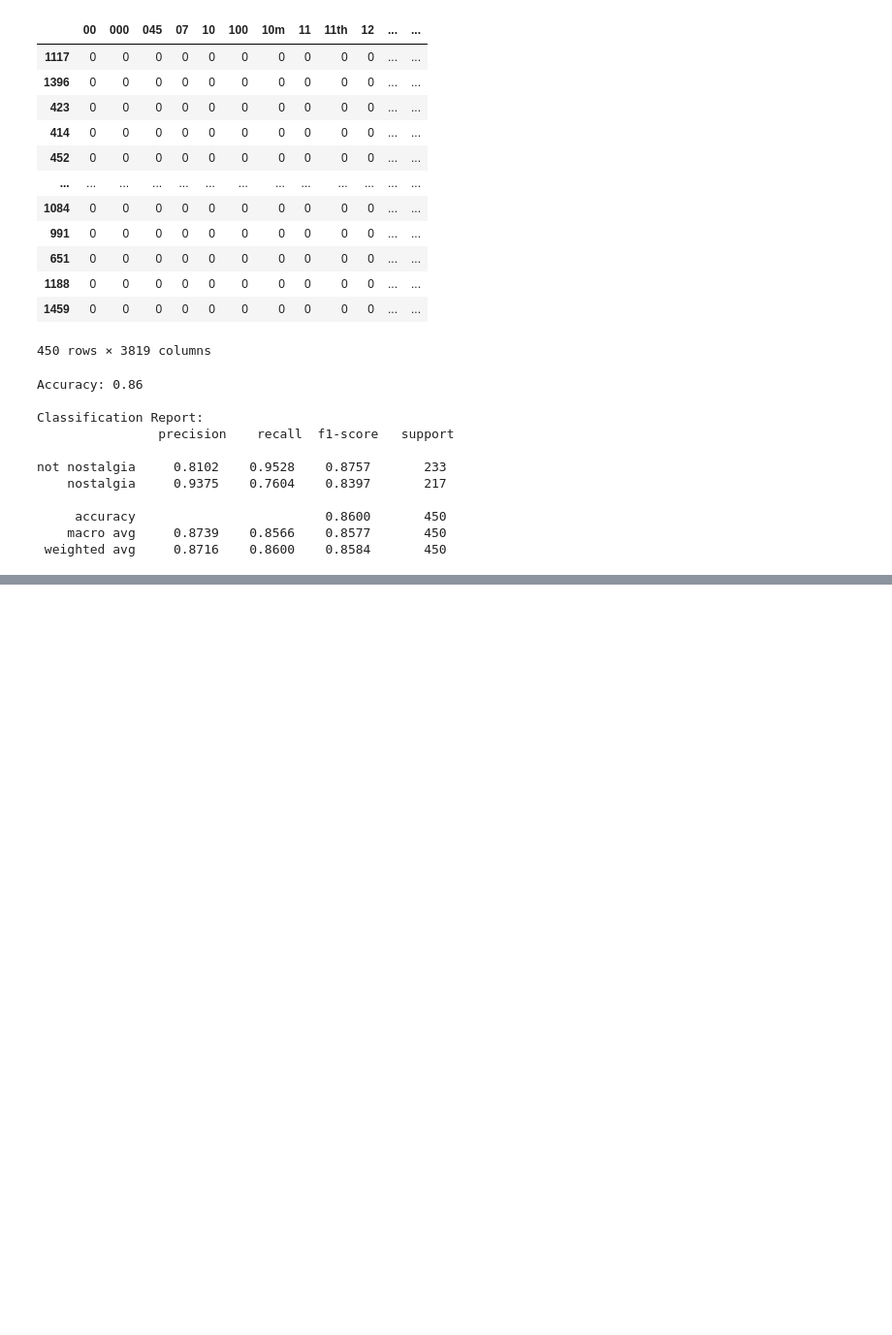
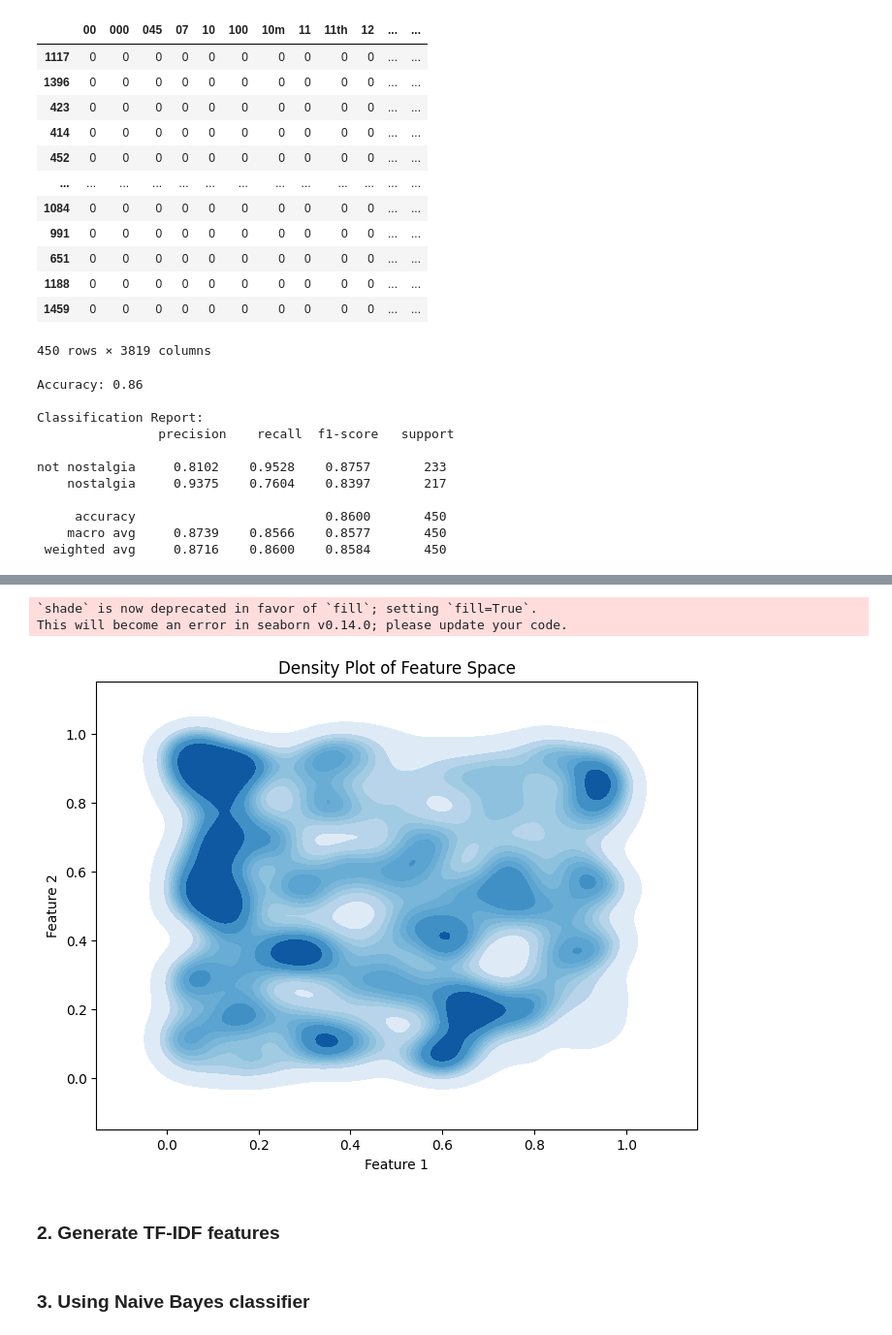
Before and after one commit to hhhwei23/DM2024-Lab1-Homework, a Jupyter notebook: DM2024-Lab1-Homework.ipynb, the cells around one changed output, grey strips where cells are left out. Shown at 97% size. Drawn from its saved outputs; the diff is of its cells as text; code cells hidden in the pictures; blank space fills up the shorter version.

```diff
--- a/DM2024-Lab1-Homework.ipynb
+++ b/DM2024-Lab1-Homework.ipynb
@@ -1416,0 +1471,16 @@ not nostalgia     0.8102    0.9528    0.8757       233
+# %%
+# 繪製密度圖 (Density Plot)
+plt.figure(figsize=(8, 6))
+sns.kdeplot(x=features[:, 0], y=features[:, 1], cmap='Blues', shade=True, bw_adjust=0.5)
+plt.title('Density Plot of Feature Space')
+plt.xlabel('Feature 1')
+plt.ylabel('Feature 2')
+plt.show()
+# %% [output]
+`shade` is now deprecated in favor of `fill`; setting `fill=True`.
+This will become an error in seaborn v0.14.0; please update your code.
+[figure, added]
+# %% [markdown]
+### 2. Generate TF-IDF features
+# %% [markdown]
+### 3. Using Naive Bayes classifier
```
Also changed, not shown: parts of 5 cells of this notebook, 1 other file.
